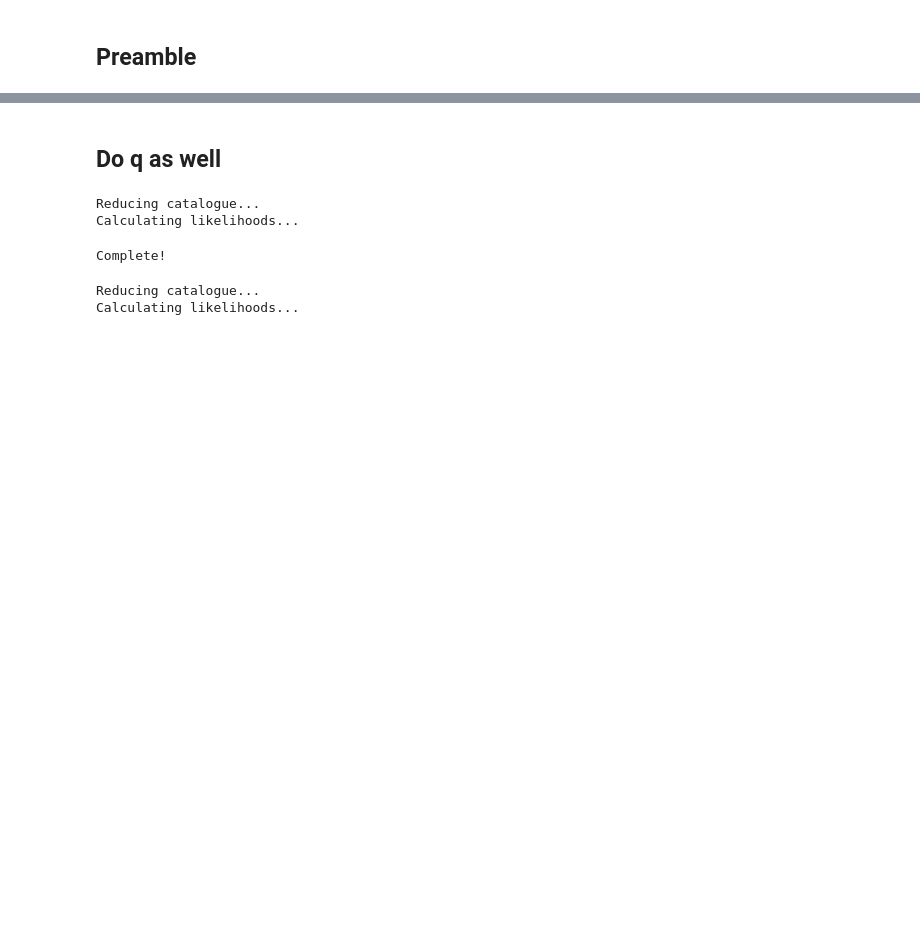
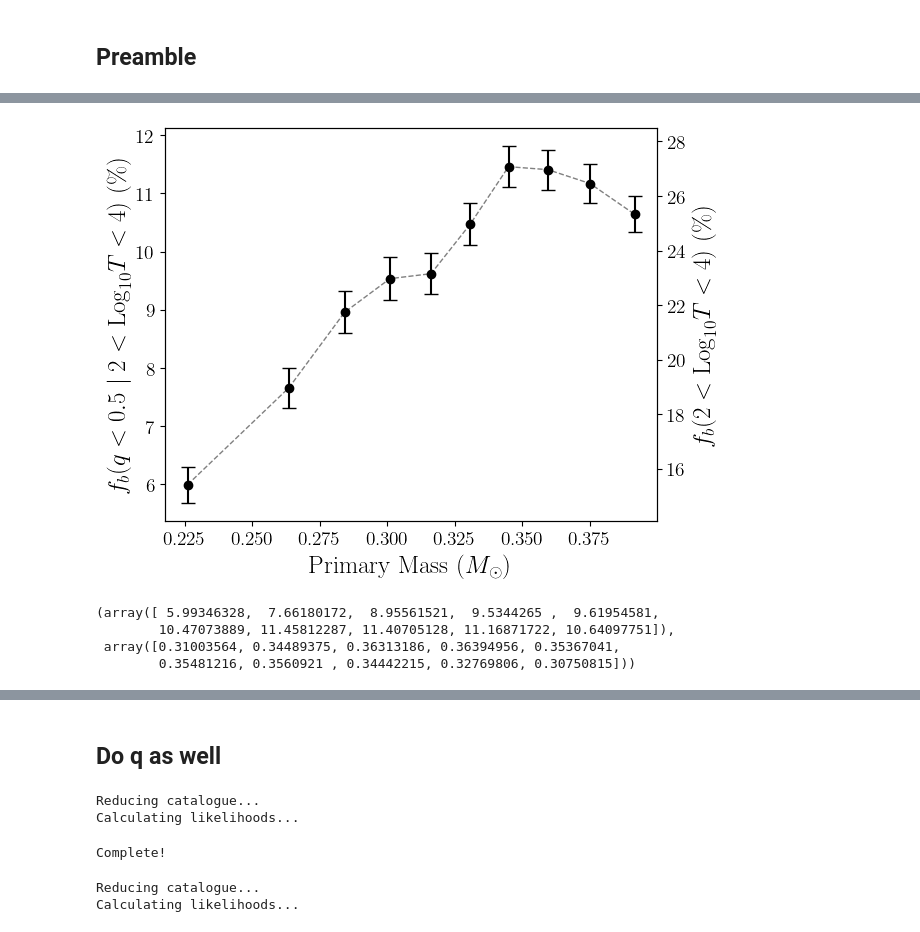
Before and after one commit to BenPennell/BrownDwarfProbabilities, a Jupyter notebook: Results.ipynb, the cells around one changed output, grey strips where cells are left out. Cells and saved outputs as stored; diff of their text form; code cells hidden in the pictures; blank space fills up the shorter version.

```diff
--- a/Results.ipynb
+++ b/Results.ipynb
@@ -159,0 +171,48 @@ plt.savefig("./plots/2026-01-23-real_data.png", dpi=800)
+# %%
+a = Sampler.area_in_range_powerlaw((0.05,1), 0.5)/Sampler.area_in_range_powerlaw((0.05,0.5), 0.5)
+percentiles_b = np.array([10, 20, 30, 40, 50, 60, 70, 80, 90, 100, 110])-10
+masses = np.array([t["mass_single"] for t in mdwarfs])
+mass_lims_b = np.percentile(masses, percentiles_b)
+bin_centers = (mass_lims_b[1:] + mass_lims_b[:-1]) / 2
+
+period_scaling = Sampler.area_in_range((2,4), 4, 1.3, resolution=500)/Sampler.area_in_range((1,8), 4, 1.3, resolution=500)
+new_results = np.zeros(synth_results.shape)
+new_results[:,0] = synth_results[:,0]*period_scaling
+new_results[:,2] = new_results[:,0] - (synth_results[:,0] - synth_results[:,2])*period_scaling
+new_results[:,1] = (synth_results[:,0] + synth_results[:,1])*period_scaling - new_results[:,0]
+
+fbs = np.linspace(0.02,0.98,len(likelihood_set[0]))
+dtheta = fbs[1] - fbs[0]
+
+# First panel: flat binarity
+ind_max = np.argmax(likelihood_set, axis=1)
+second_derivative = np.array([likelihood_set[i,ind_max[i] + 1] - 2 * likelihood_set[i,ind_max[i]] + likelihood_set[i,ind_max[i] - 1] for i in range(len(likelihood_set))])/dtheta**2
+sigma = 1 / np.sqrt(-second_derivative)
+
+sigma_m = new_results[:,0] - (synth_results[:,0] - sigma)*period_scaling # only need to do one side, it's the same
+#sigma_p = (synth_results[:,0] + sigma)*period_scaling - new_results[:,0]
+
+plt.errorbar(bin_centers, 100*new_results[:,0], yerr=(100*sigma_m), fmt='none', capsize=5, ecolor='k', zorder=1);
+plt.scatter(bin_centers, 100*new_results[:,0], marker='o', c="k", zorder=2);
+plt.plot(bin_centers, 100*new_results[:,0], c="grey", linestyle="--", lw=1, zorder=1);
+
+plt.xlabel(f"Primary Mass ($M_\odot$)");
+#plt.ylabel(r"$f_{b,obs}(q<0.5)$");
+plt.ylabel(r"$f_b(q<0.5 \mid 2 < \text{Log}_{10}T < 4)$ (\%)");
+
+ymin, ymax = plt.ylim()
+ax = plt.twinx();
+ax.set_ylim(Sampler.convert_binarity(ymin/100, a)*100, Sampler.convert_binarity(ymax/100, a)*100);
+ax.set_ylabel(r"$f_b(2 < \text{Log}_{10}T < 4)$ (\%)");
+#ax.set_ylabel(r"$f_{b,obs}$");
+plt.tight_layout();
+plt.savefig("./plots/real_data_detectable.png", dpi=800, transparent=True)
+# %% [output]
+[figure, added]
+# %%
+100*new_results[:,0], 100*sigma_m
+# %% [output]
+(array([ 5.99346328,  7.66180172,  8.95561521,  9.5344265 ,  9.61954581,
+        10.47073889, 11.45812287, 11.40705128, 11.16871722, 10.64097751]),
+ array([0.31003564, 0.34489375, 0.36313186, 0.36394956, 0.35367041,
+        0.35481216, 0.3560921 , 0.34442215, 0.32769806, 0.30750815]))
```
Also changed, not shown: parts of 25 cells of this notebook, 43 other files.
